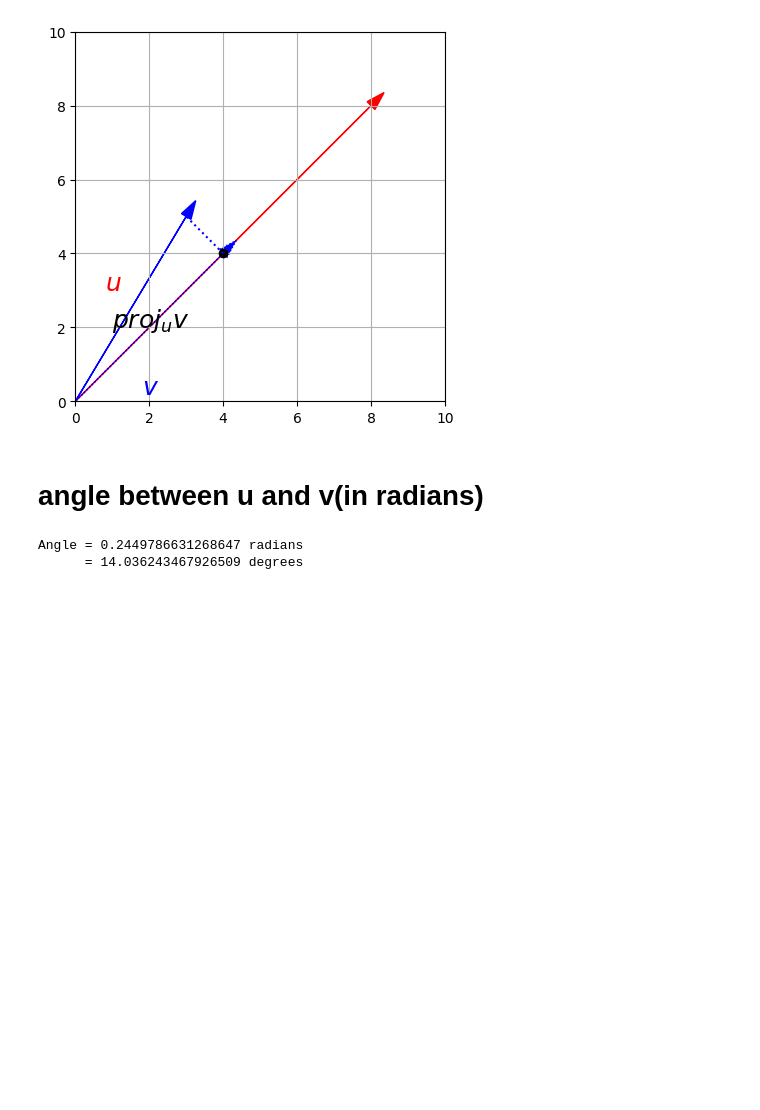
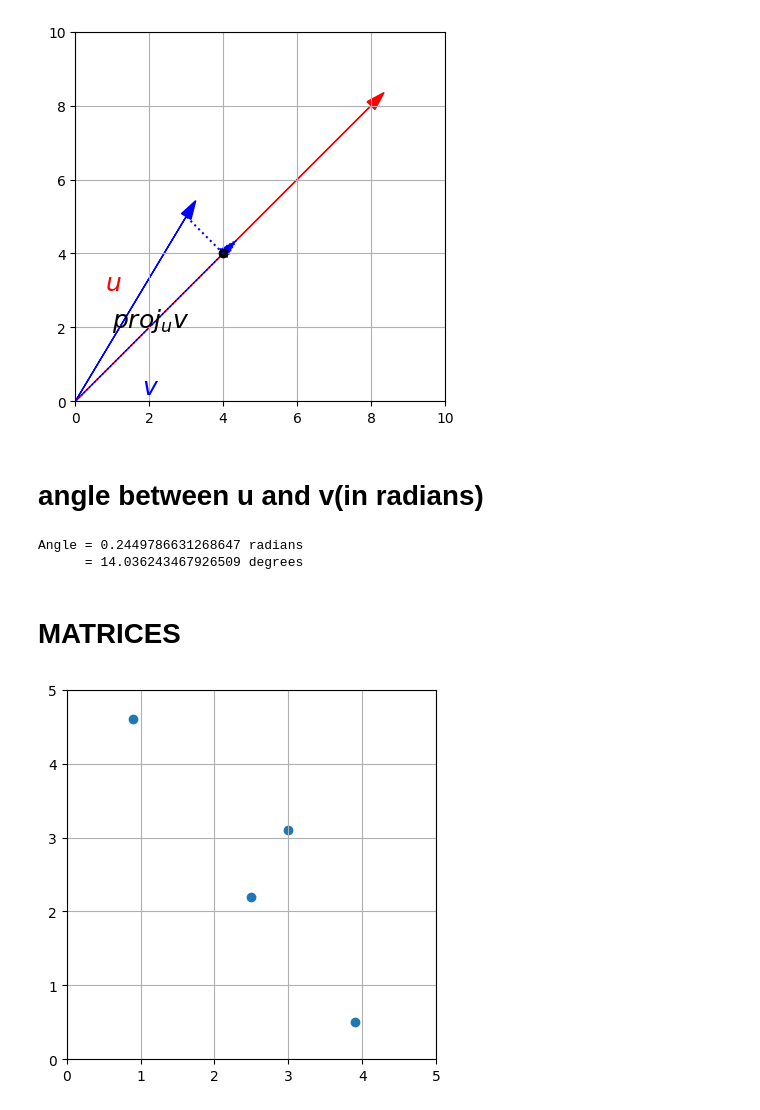
Before and after one commit to UTKARSHSAHAREE/Utkarshsahare, a Jupyter notebook: my_workon_linalg.ipynb, the cells around one changed output. Cells and saved outputs as stored; diff of their text form; code cells hidden in the pictures; blank space fills up the shorter version.

Commit message:
intro to matrics

```diff
--- a/my_workon_linalg.ipynb
+++ b/my_workon_linalg.ipynb
@@ -231,0 +235,14 @@ Angle = 0.2449786631268647 radians
+# %% [markdown]
+# MATRICES
+# %%
+p=np.array([[0.9, 3.0, 2.5, 3.9],
+           [4.6, 3.1, 2.2, 0.5]])
+x_cord,y_cord=p
+plt.scatter(x_cord,y_cord)
+plt.axis([0, 5, 0, 5])
+
+plt.gca().set_aspect("equal")
+plt.grid()
+plt.show()
+# %% [output]
+[figure, added]
```
Also changed, not shown: parts of 5 cells of this notebook.
